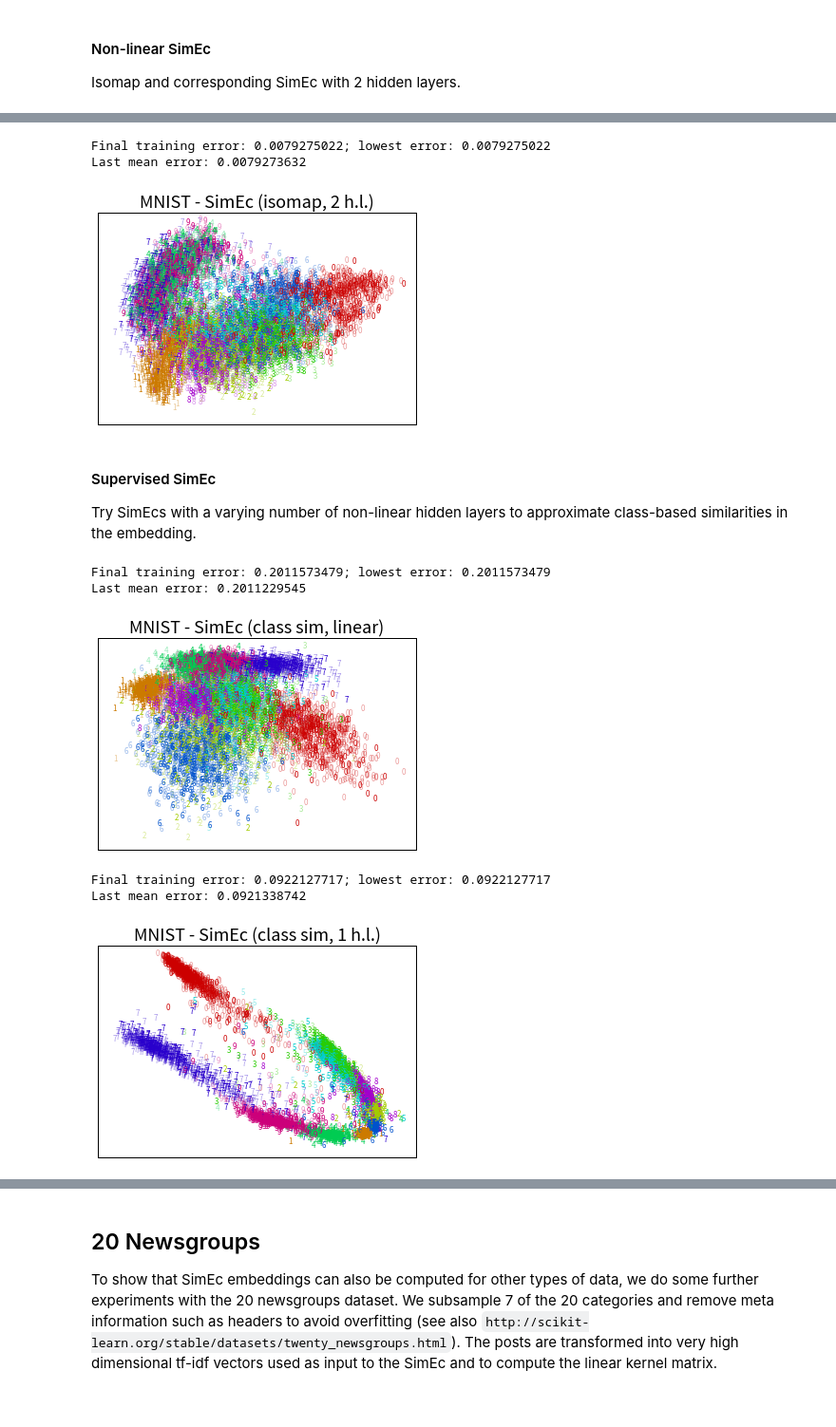
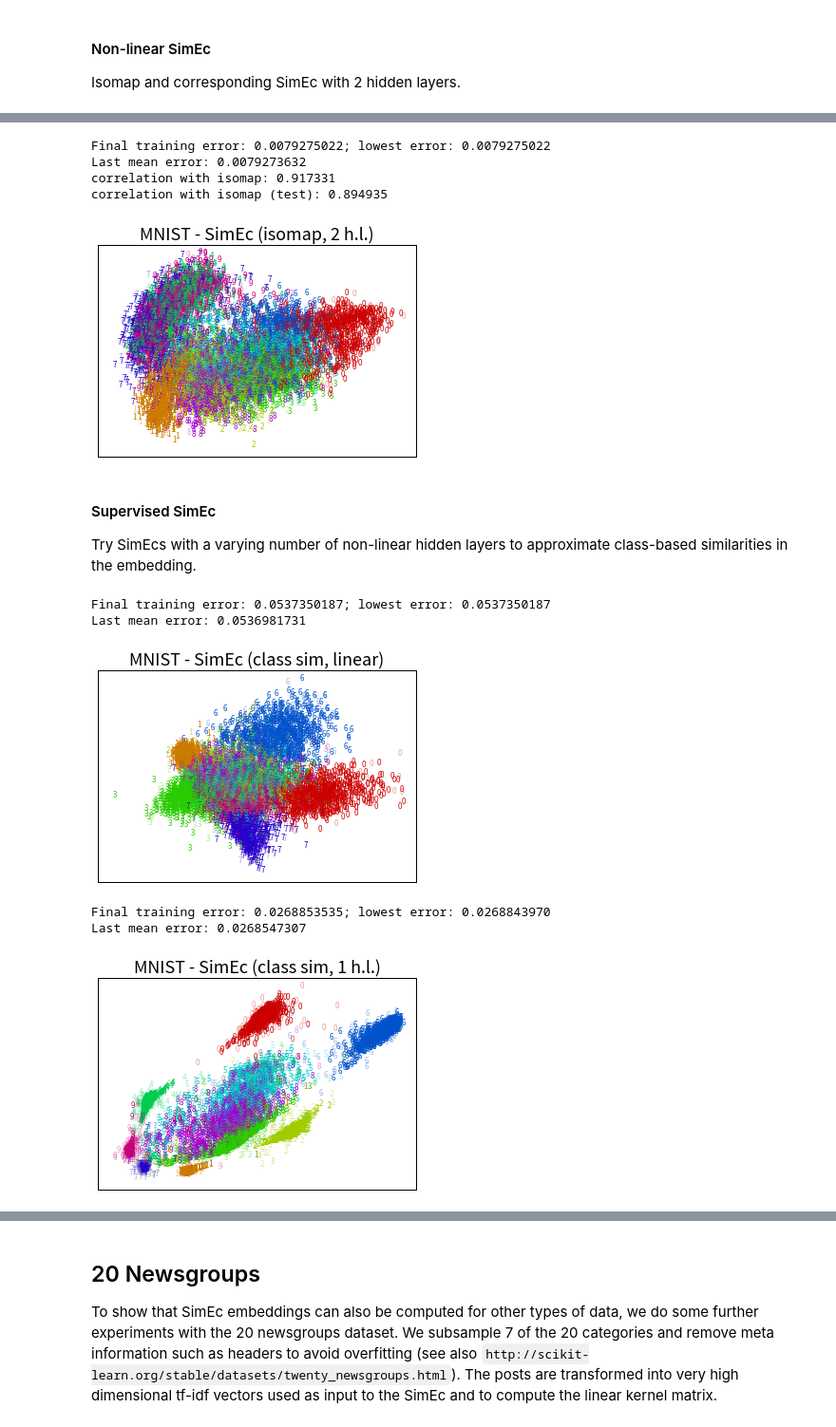
Before and after one commit to cod3licious/simec-theano, a Jupyter notebook: examples_simec.ipynb, the cells around one changed output, grey strips where cells are left out. Shown at 95% size. Cells and saved outputs as stored; diff of their text form; code cells hidden in the pictures.

```diff
--- a/examples_simec.ipynb
+++ b/examples_simec.ipynb
@@ -312,13 +343,17 @@ K_geod = e_isomap.dist_matrix_
 e_gsimenc = SimilarityEncoder(K_geod.shape[1], X.shape[1], 2, [100, 20],
                               [T.nnet.relu, T.nnet.relu, None, None], lrate=2., orthOT_reg=0.02)
 e_gsimenc.fit(X, center_K(K_geod), verbose=False)
-X_embed = e_gsimenc.transform(X)
-X_embed_test = e_gsimenc.transform(X_test)
-plot_mnist(X_embed, y, X_embed_test, y_test, title='MNIST - SimEc (isomap, 2 h.l.)')
+X_embeds = e_gsimenc.transform(X)
+X_embed_tests = e_gsimenc.transform(X_test)
+plot_mnist(X_embeds, y, X_embed_tests, y_test, title='MNIST - SimEc (isomap, 2 h.l.)')
+print "correlation with isomap: %f" % check_embed_match(X_embed, X_embeds)
+print "correlation with isomap (test): %f" % check_embed_match(X_embed_test, X_embed_tests)
 # %% [output]
 Final training error: 0.0079275022; lowest error: 0.0079275022
 Last mean error: 0.0079273632
+correlation with isomap: 0.917331
+correlation with isomap (test): 0.894935
-[figure, old version]
+[figure, new version]
 # %% [markdown]
 #### Supervised SimEc
 Try SimEcs with a varying number of non-linear hidden layers to approximate class-based similarities in the embedding.
@@ -326,31 +361,29 @@ Try SimEcs with a varying number of non-linear hidden layers to approximate clas
 # similarity encoder with similarities relying on class information - linear
 Y = np.tile(y, (len(y), 1))
 S = np.array(Y==Y.T, dtype=int)
-# we again use thresholding on the output and the cross-entropy cost function
+# we again use thresholding on the output
 e_csimenc = SimilarityEncoder(S.shape[1], X.shape[1], 2, [], [None, scaled_sigmoid],
-                              orthOT_reg=0., lrate=.00001, lrate_decay=1.,
-                              error_fun='cross-entropy')
+                              orthOT_reg=0.02, lrate=1., lrate_decay=1.)
 e_csimenc.fit(X, S, verbose=False)
 X_embed = e_csimenc.transform(X)
 X_embed_test = e_csimenc.transform(X_test)
 plot_mnist(X_embed, y, X_embed_test, y_test, title='MNIST - SimEc (class sim, linear)')
 # %% [output]
-Final training error: 0.2011573479; lowest error: 0.2011573479
-Last mean error: 0.2011229545
+Final training error: 0.0537350187; lowest error: 0.0537350187
+Last mean error: 0.0536981731
-[figure, old version]
+[figure, new version]
 # %%
 # class labels - 1 hidden layer
 e_csimenc = SimilarityEncoder(S.shape[1], X.shape[1], 2, [100], [T.tanh, None, scaled_sigmoid],
-                              orthOT_reg=0., lrate=.00001, lrate_decay=1.,
-                              error_fun='cross-entropy')
+                              orthOT_reg=0.02, lrate=1., lrate_decay=1.)
 e_csimenc.fit(X, S, verbose=False)
 X_embed = e_csimenc.transform(X)
 X_embed_test = e_csimenc.transform(X_test)
 plot_mnist(X_embed, y, X_embed_test, y_test, title='MNIST - SimEc (class sim, 1 h.l.)')
 # %% [output]
-Final training error: 0.0922127717; lowest error: 0.0922127717
-Last mean error: 0.0921338742
+Final training error: 0.0268853535; lowest error: 0.0268843970
+Last mean error: 0.0268547307
-[figure, old version]
+[figure, new version]
 # %%
 # class labels - 2 hidden layers
 e_csimenc = SimilarityEncoder(S.shape[1], X.shape[1], 2, [100, 50],
```
Also changed, not shown: parts of 32 cells of this notebook, 4 other files.
